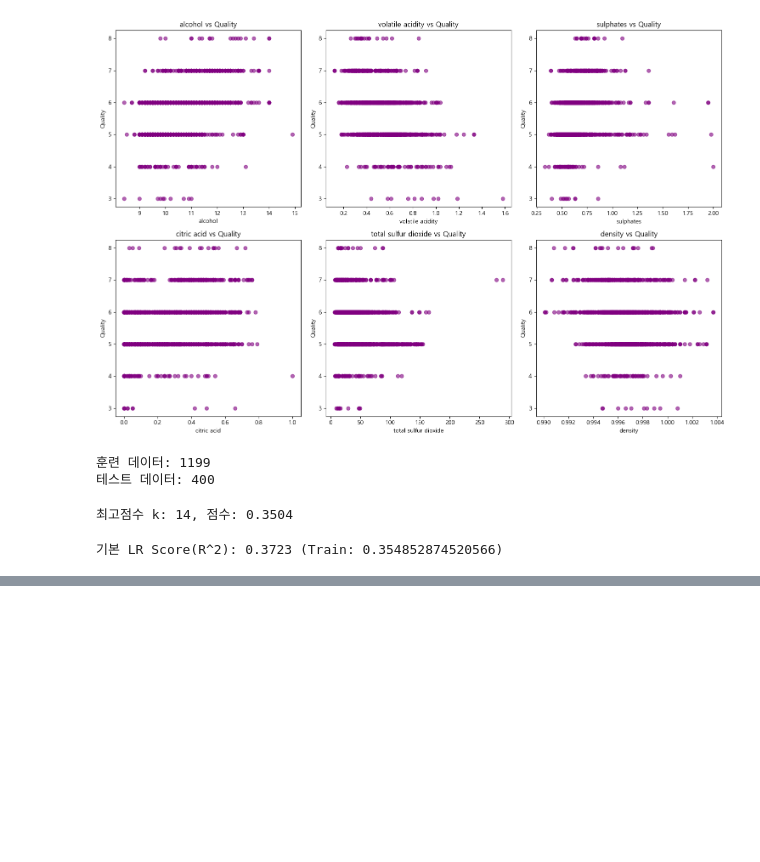
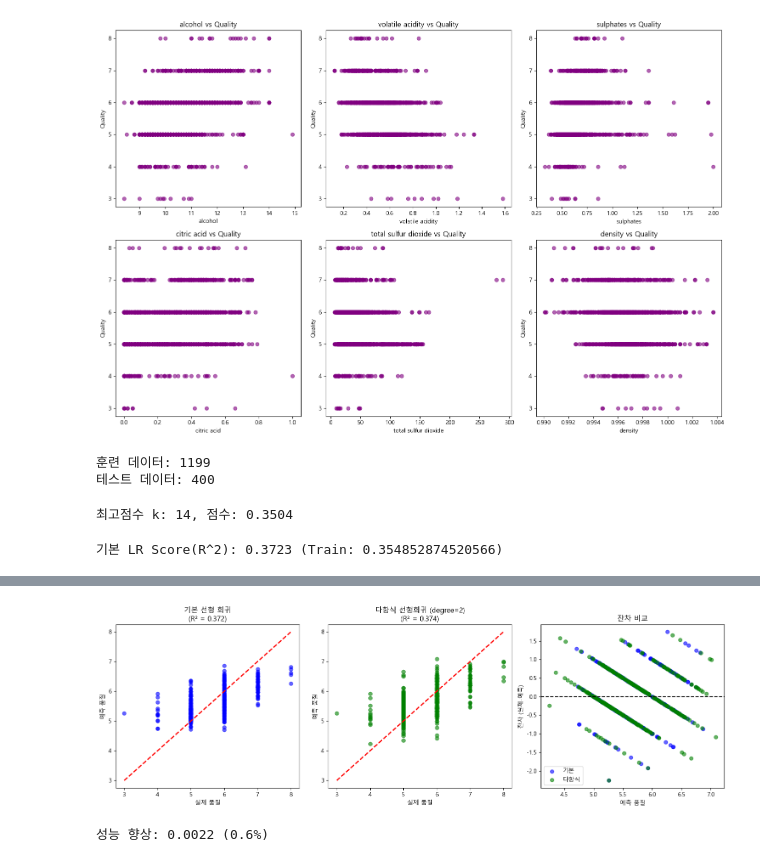
Before and after one commit to verba-neo/gaida-1, a Jupyter notebook: ML/redwine-quality.ipynb, the cells around one changed output, grey strips where cells are left out. Saved outputs shown, nothing was run; the diff lists cells and outputs as text; code cells hidden in the pictures; blank space fills up the shorter version.

Commit message:
ML (KNR, LR, PolyLR)

```diff
--- a/ML/redwine-quality.ipynb
+++ b/ML/redwine-quality.ipynb
@@ -161,0 +186,39 @@ from sklearn.linear_model import Ridge, Lasso
+# %%
+# 예측 vs 실제값 비교
+plt.figure(figsize=(15, 5))
+
+plt.subplot(1, 3, 1)
+plt.scatter(y_test, lr_basic_pred, alpha=0.6, color='blue')
+plt.plot([y_test.min(), y_test.max()], [y_test.min(), y_test.max()], 'r--', lw=2)
+plt.xlabel('실제 품질')
+plt.ylabel('예측 품질')
+plt.title(f'기본 선형 회귀\n(R² = {lr_basic_score:.3f})')
+
+plt.subplot(1, 3, 2)
+plt.scatter(y_test, lr_poly_best_pred, alpha=0.6, color='green')
+plt.plot([y_test.min(), y_test.max()], [y_test.min(), y_test.max()], 'r--', lw=2)
+plt.xlabel('실제 품질')
+plt.ylabel('예측 품질')
+plt.title(f'다항식 선형회귀 (degree={best_degree})\n(R² = {lr_poly_best_score:.3f})')
+
+plt.subplot(1, 3, 3)
+# 잔차 비교
+residuals_basic = y_test - lr_basic_pred
+residuals_poly = y_test - lr_poly_best_pred
+
+plt.scatter(lr_basic_pred, residuals_basic, alpha=0.6, color='blue', label='기본')
+plt.scatter(lr_poly_best_pred, residuals_poly, alpha=0.6, color='green', label='다항식')
+plt.axhline(y=0, color='black', linestyle='--')
+plt.xlabel('예측 품질')
+plt.ylabel('잔차 (실제-예측)')
+plt.title('잔차 비교')
+plt.legend()
+
+plt.tight_layout()
+plt.show()
+
+improvement = lr_poly_best_score - lr_basic_score
+print(f"성능 향상: {improvement:.4f} ({improvement/lr_basic_score*100:.1f}%)")
+# %% [output]
+[figure, added]
+성능 향상: 0.0022 (0.6%)
```
Also changed, not shown: parts of 2 cells of this notebook.
